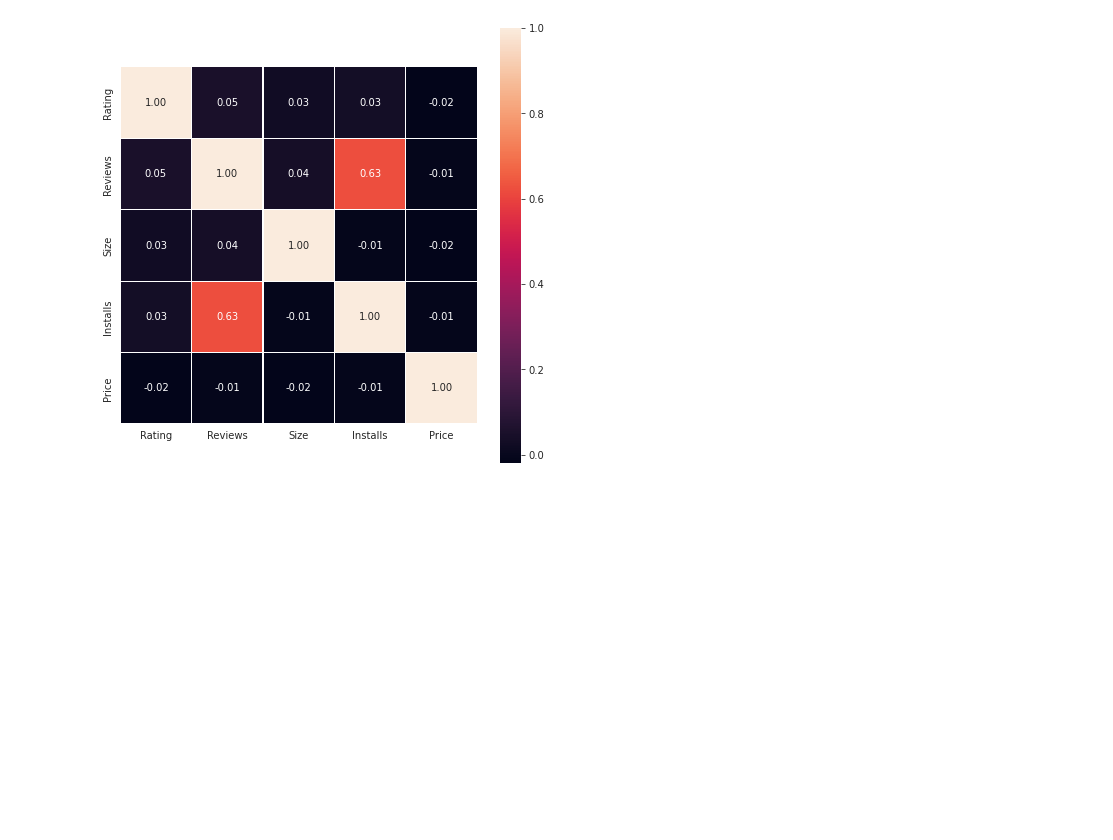
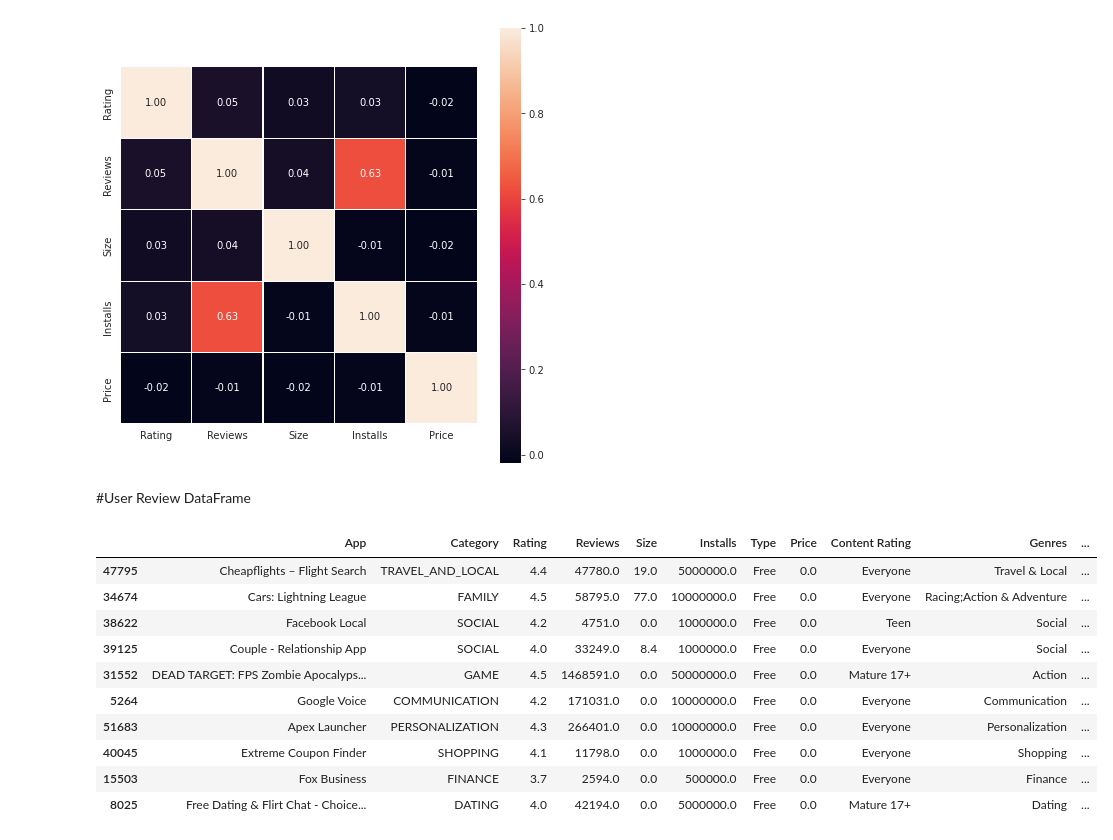
Before and after one commit to anupstar100/Google-Play-Store-App-Review-EDA-, a Jupyter notebook: Play_Store_App_Review_Analysis_Capstone_Project.ipynb, the cells around one changed output. Saved outputs shown, nothing was run; the diff lists cells and outputs as text; code cells hidden in the pictures; blank space fills up the shorter version.

```diff
--- a/Play_Store_App_Review_Analysis_Capstone_Project.ipynb
+++ b/Play_Store_App_Review_Analysis_Capstone_Project.ipynb
@@ -634,3 +634,5 @@ sns.heatmap(apps_df.corr(), ax = axes, annot = True, linewidths = 0.1, fmt = '.2
 plt.show()
 # %% [output]
 [figure]
+# %% [markdown]
+#User Review DataFrame
@@ -636,0 +643,16 @@ plt.show()
+# %%
+# RANDOM 10 ROWS
+
+merged_df.sample(10)
+# %% [output]
+|  | App | Category | Rating | Reviews | Size | Installs | Type | Price | Content Rating | Genres | ... |
+| 47795 | Cheapflights – Flight Search | TRAVEL_AND_LOCAL | 4.4 | 47780.0 | 19.0 | 5000000.0 | Free | 0.0 | Everyone | Travel & Local | ... |
+| 34674 | Cars: Lightning League | FAMILY | 4.5 | 58795.0 | 77.0 | 10000000.0 | Free | 0.0 | Everyone | Racing;Action & Adventure | ... |
+| 38622 | Facebook Local | SOCIAL | 4.2 | 4751.0 | 0.0 | 1000000.0 | Free | 0.0 | Teen | Social | ... |
+| 39125 | Couple - Relationship App | SOCIAL | 4.0 | 33249.0 | 8.4 | 1000000.0 | Free | 0.0 | Everyone | Social | ... |
+| 31552 | DEAD TARGET: FPS Zombie Apocalyps... | GAME | 4.5 | 1468591.0 | 0.0 | 50000000.0 | Free | 0.0 | Mature 17+ | Action | ... |
+| 5264 | Google Voice | COMMUNICATION | 4.2 | 171031.0 | 0.0 | 10000000.0 | Free | 0.0 | Everyone | Communication | ... |
+| 51683 | Apex Launcher | PERSONALIZATION | 4.3 | 266401.0 | 0.0 | 10000000.0 | Free | 0.0 | Everyone | Personalization | ... |
+| 40045 | Extreme Coupon Finder | SHOPPING | 4.1 | 11798.0 | 0.0 | 1000000.0 | Free | 0.0 | Everyone | Shopping | ... |
+| 15503 | Fox Business | FINANCE | 3.7 | 2594.0 | 0.0 | 500000.0 | Free | 0.0 | Everyone | Finance | ... |
+| 8025 | Free Dating & Flirt Chat - Choice... | DATING | 4.0 | 42194.0 | 0.0 | 5000000.0 | Free | 0.0 | Mature 17+ | Dating | ... |
```
Also changed, not shown: parts of 6 cells of this notebook.
